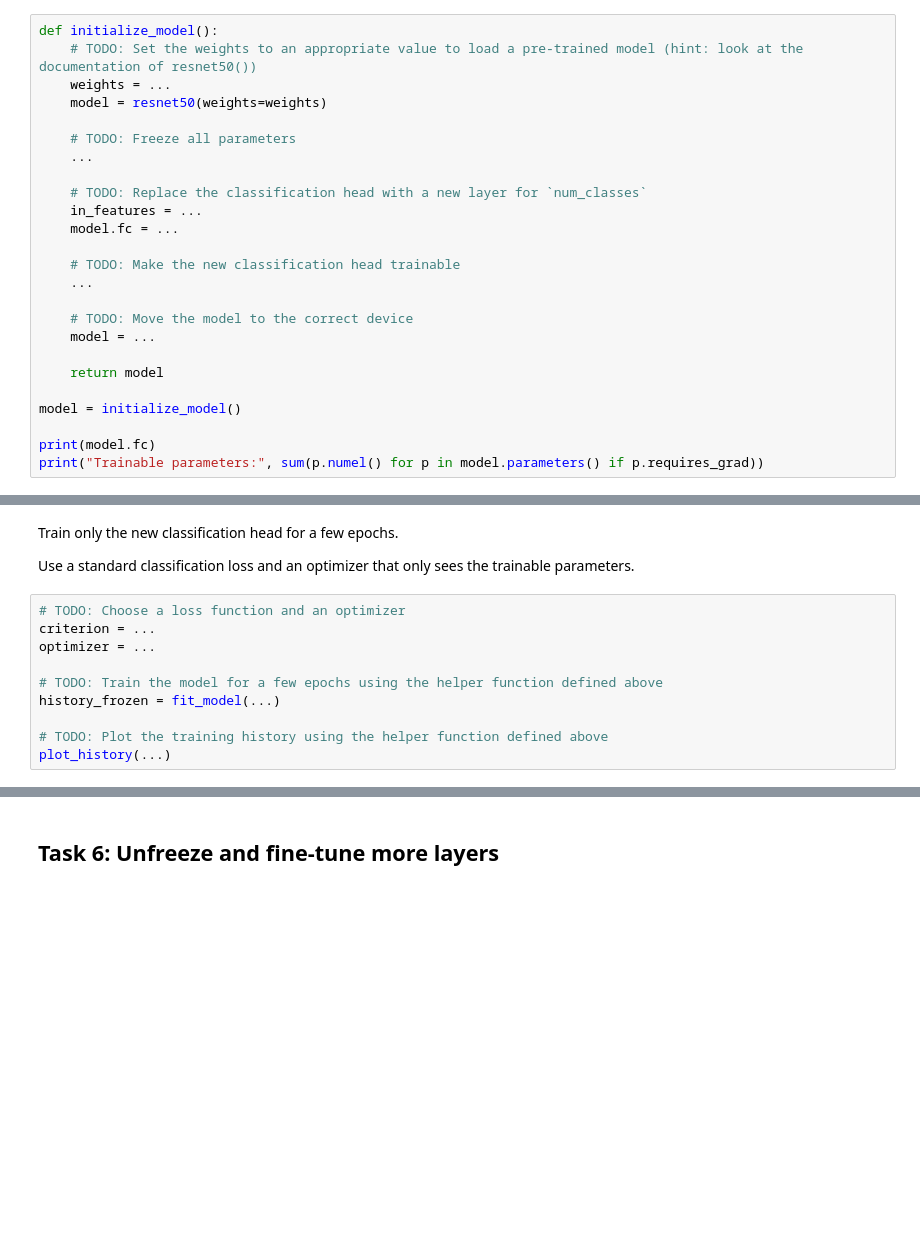
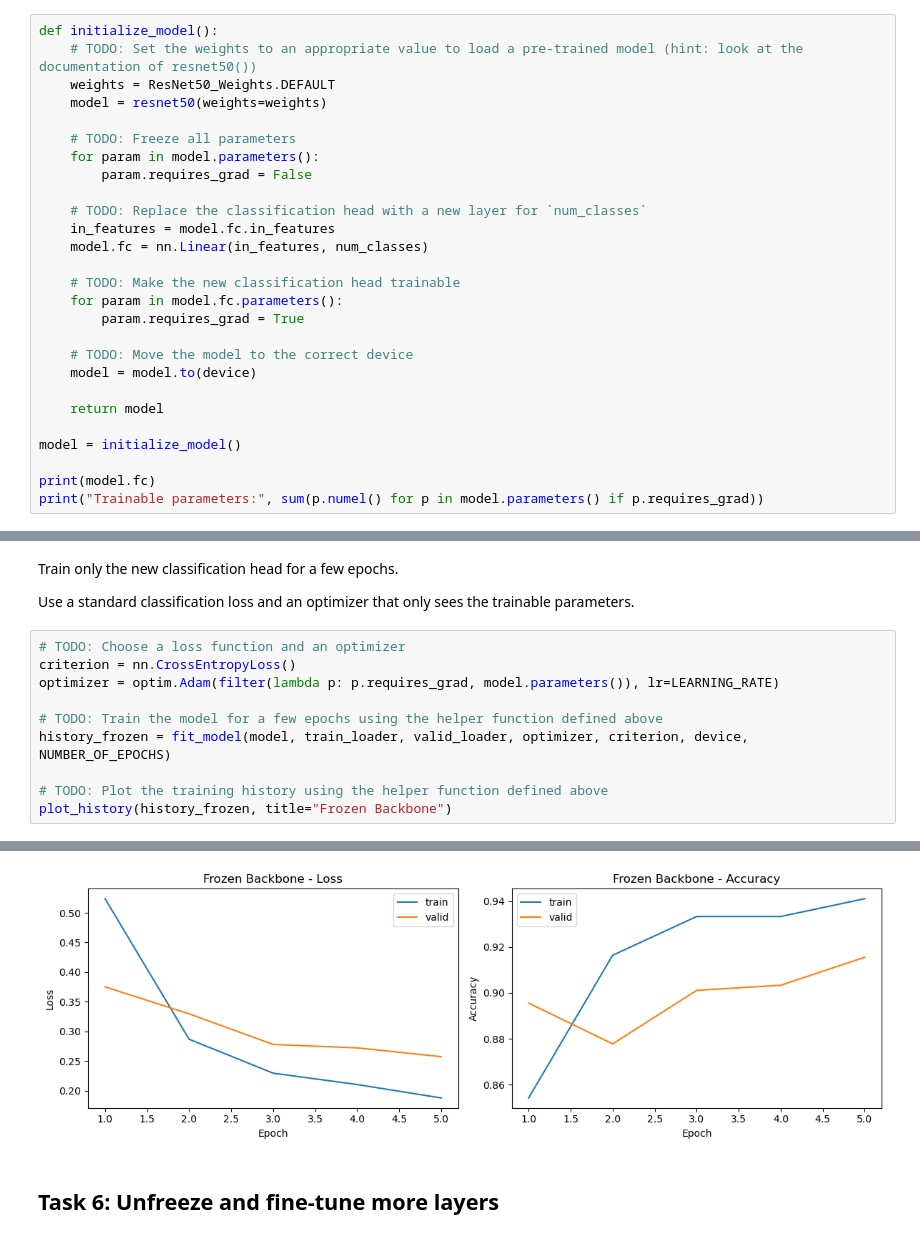
Before and after one commit to bjrnschmdt/machine_learning_degree, a Jupyter notebook: applied-machine-learning/week-05/Week5_Notebook1_Fast-Food.ipynb, the cells around one changed output, grey strips where cells are left out. Cells and saved outputs as stored; diff of their text form; blank space fills up the shorter version.

```diff
--- a/applied-machine-learning/week-05/Week5_Notebook1_Fast-Food.ipynb
+++ b/applied-machine-learning/week-05/Week5_Notebook1_Fast-Food.ipynb
@@ -329,21 +406,23 @@ Define a function to initialize a pre-trained ResNet-50 model for **feature extr
 # %%
 def initialize_model():
     # TODO: Set the weights to an appropriate value to load a pre-trained model (hint: look at the documentation of resnet50())
-    weights = ...
+    weights = ResNet50_Weights.DEFAULT
     model = resnet50(weights=weights)
 
     # TODO: Freeze all parameters
-    ...
+    for param in model.parameters():
+        param.requires_grad = False
 
     # TODO: Replace the classification head with a new layer for `num_classes`
-    in_features = ...
-    model.fc = ...
+    in_features = model.fc.in_features
+    model.fc = nn.Linear(in_features, num_classes)
 
     # TODO: Make the new classification head trainable
-    ...
+    for param in model.fc.parameters():
+        param.requires_grad = True
 
     # TODO: Move the model to the correct device
-    model = ...
+    model = model.to(device)
 
     return model
 
@@ -359,11 +442,12 @@ Train only the new classification head for a few epochs.
 Use a standard classification loss and an optimizer that only sees the trainable parameters.
 # %%
 # TODO: Choose a loss function and an optimizer
-criterion = ...
-optimizer = ...
+criterion = nn.CrossEntropyLoss()
+optimizer = optim.Adam(filter(lambda p: p.requires_grad, model.parameters()), lr=LEARNING_RATE)
 
 # TODO: Train the model for a few epochs using the helper function defined above
-history_frozen = fit_model(...)
+history_frozen = fit_model(model, train_loader, valid_loader, optimizer, criterion, device, NUMBER_OF_EPOCHS)
 
 # TODO: Plot the training history using the helper function defined above
-plot_history(...)
+plot_history(history_frozen, title="Frozen Backbone")
+# %% [output]
@@ -370,3 +459,4 @@ plot_history(...)
+[figure, added]
 # %% [markdown]
 ## Task 6: Unfreeze and fine-tune more layers
 # %% [markdown]
```
Also changed, not shown: parts of 12 cells of this notebook.
